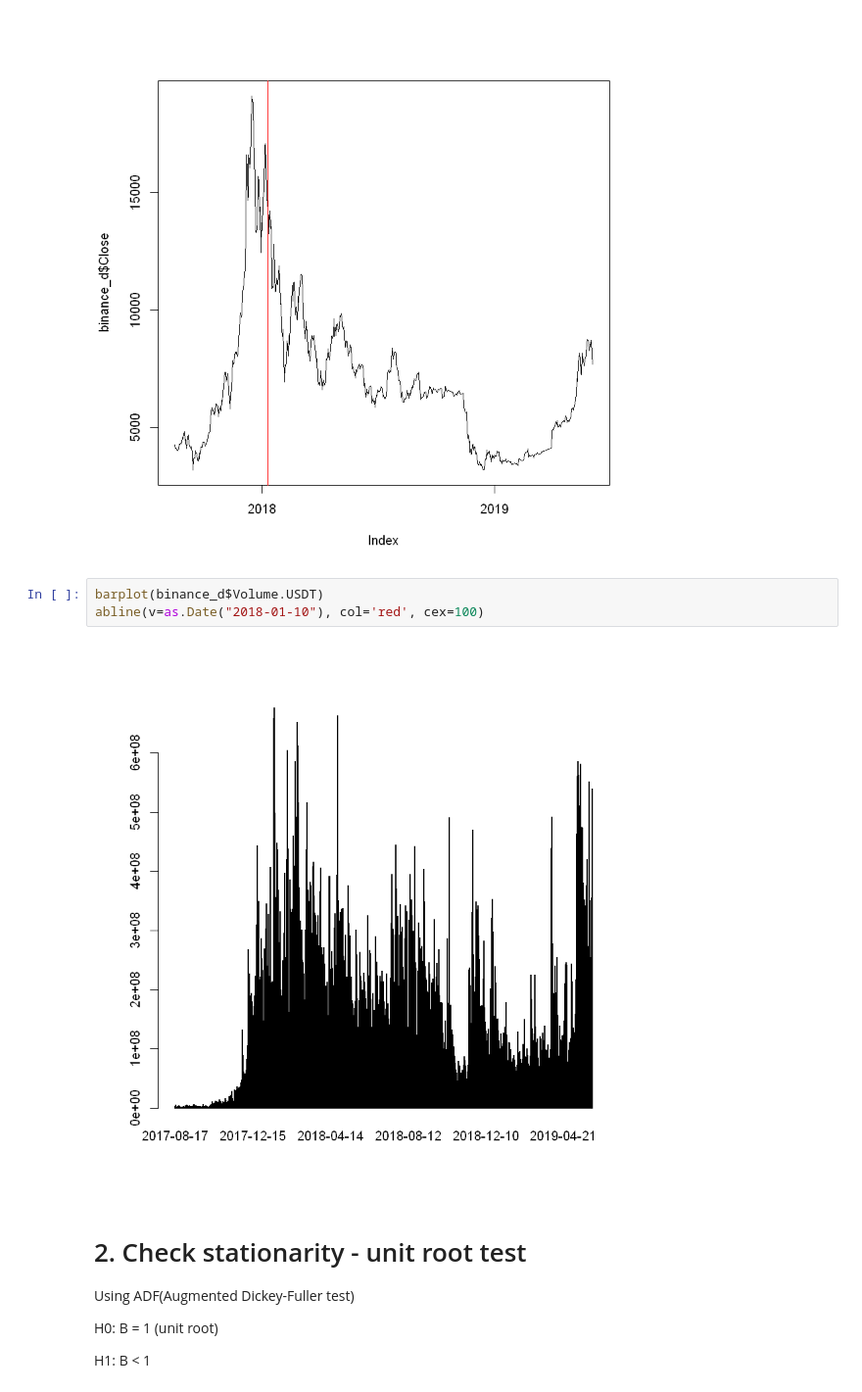
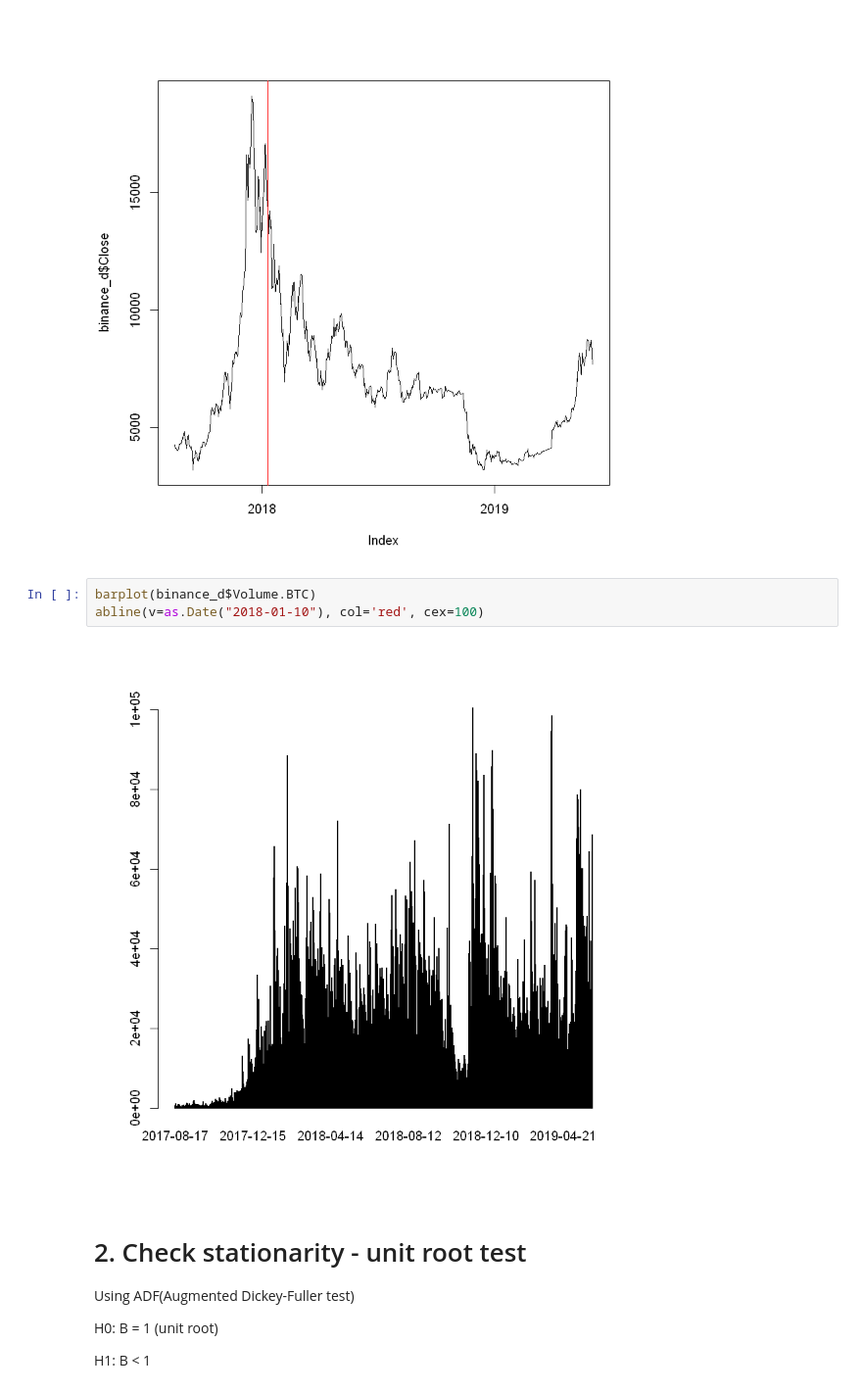
Before and after one commit to jaepil-choi/KIS_Research, a Jupyter notebook: coin-GARCH-R.ipynb, the cells around one changed output. Shown: that part at 98% size. Cells and saved outputs as stored; diff of their text form.

```diff
--- a/coin-GARCH-R.ipynb
+++ b/coin-GARCH-R.ipynb
@@ -98,10 +117,10 @@ abline(v=as.Date("2018-01-10"), col='red', cex=100)
 # %% [output]
 [figure]
 # %%
-barplot(binance_d$Volume.USDT)
+barplot(binance_d$Volume.BTC)
 abline(v=as.Date("2018-01-10"), col='red', cex=100)
 # %% [output]
-[figure, old version]
+[figure, new version]
 # %% [markdown]
 # 2. Check stationarity - unit root test
 
```
Also changed, not shown: parts of 3 cells of this notebook.
